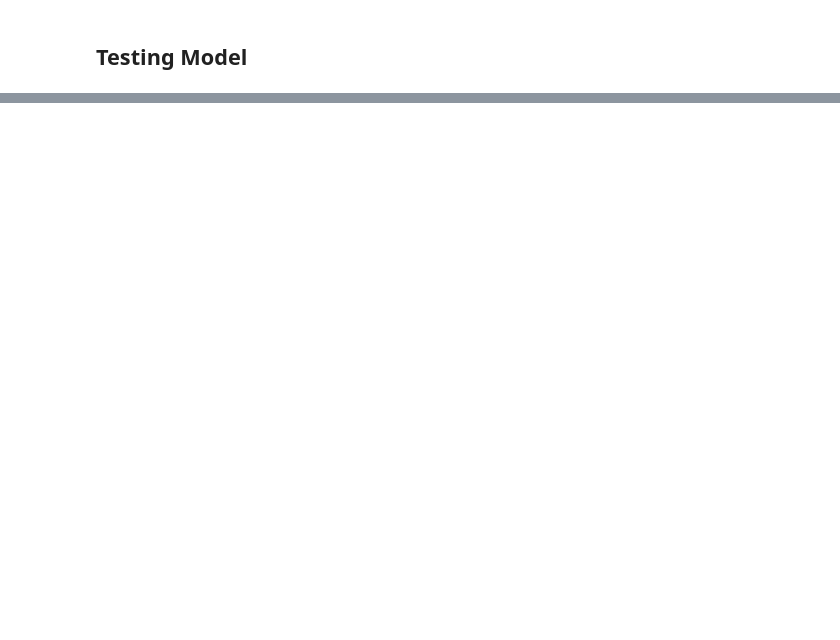
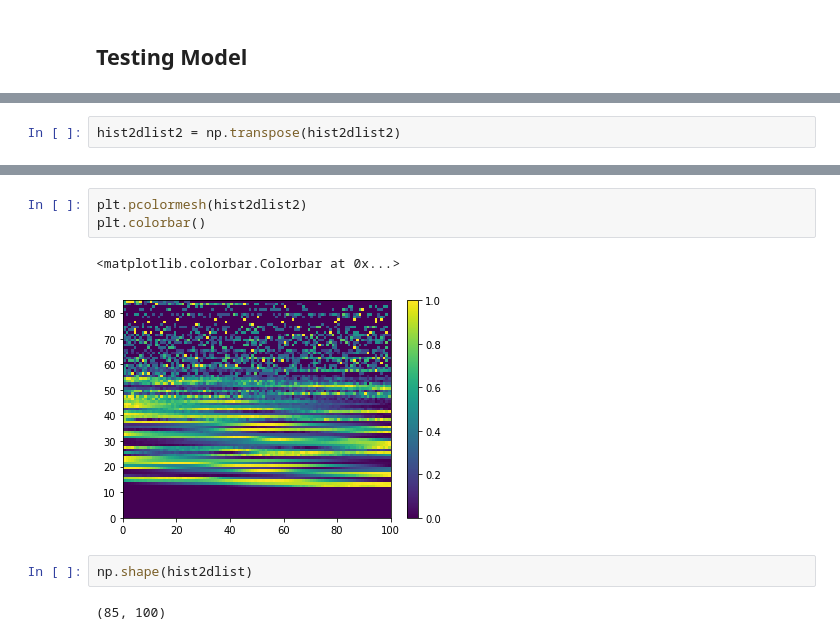
Before and after one commit to AyushmaanAggarwal/qtn-proj-ayu, a Jupyter notebook: cnn_wind.ipynb, the cells around one changed output, grey strips where cells are left out. Cells and saved outputs as stored; diff of their text form; blank space fills up the shorter version.

```diff
--- a/cnn_wind.ipynb
+++ b/cnn_wind.ipynb
@@ -306,0 +455,2 @@ AttributeError: 'Figure' object has no attribute 'set_suptitle'
+# %%
+hist2dlist2 = np.transpose(hist2dlist2)
@@ -306,0 +468,10 @@ AttributeError: 'Figure' object has no attribute 'set_suptitle'
+# %%
+plt.pcolormesh(hist2dlist2)
+plt.colorbar()
+# %% [output]
+<matplotlib.colorbar.Colorbar at 0x...>
+[figure, added]
+# %%
+np.shape(hist2dlist)
+# %% [output]
+(85, 100)
```
Also changed, not shown: parts of 46 cells of this notebook.
